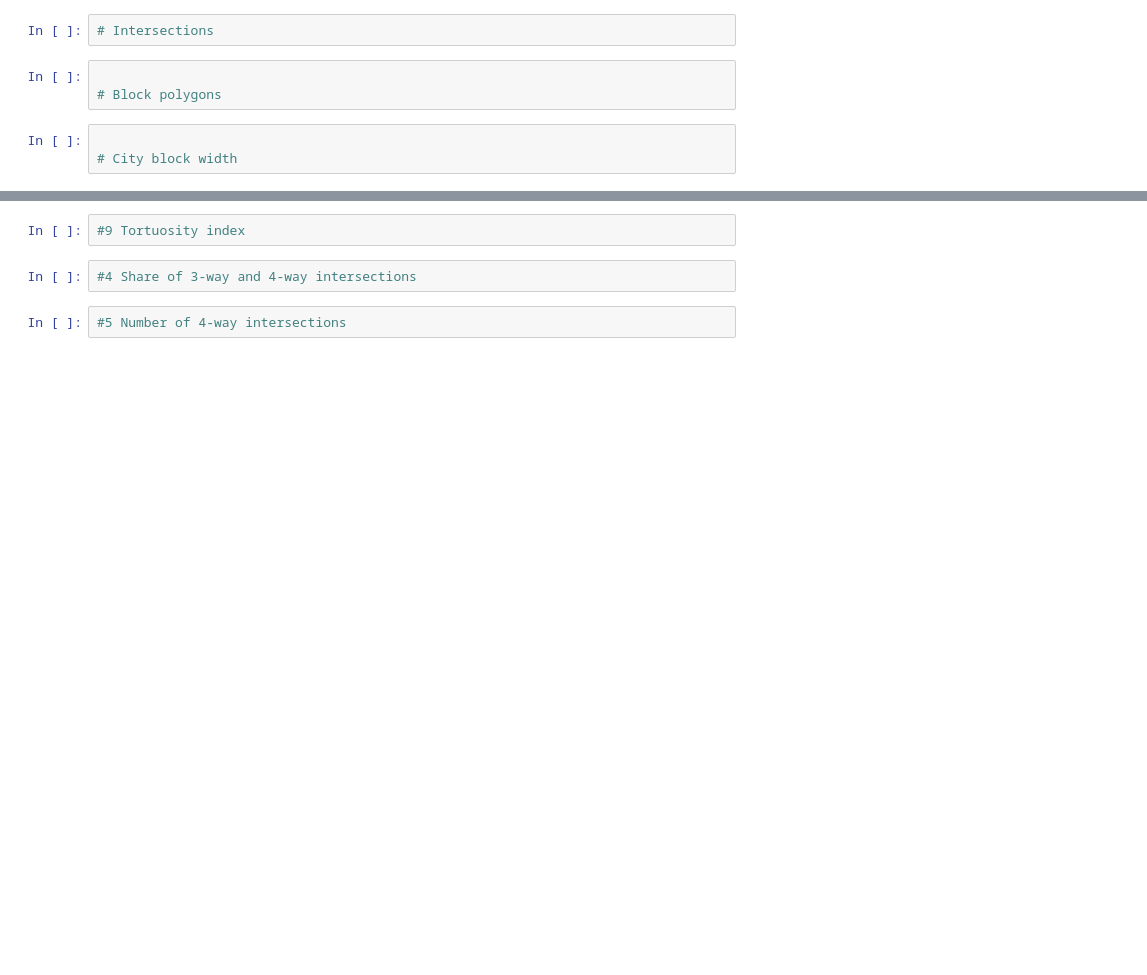
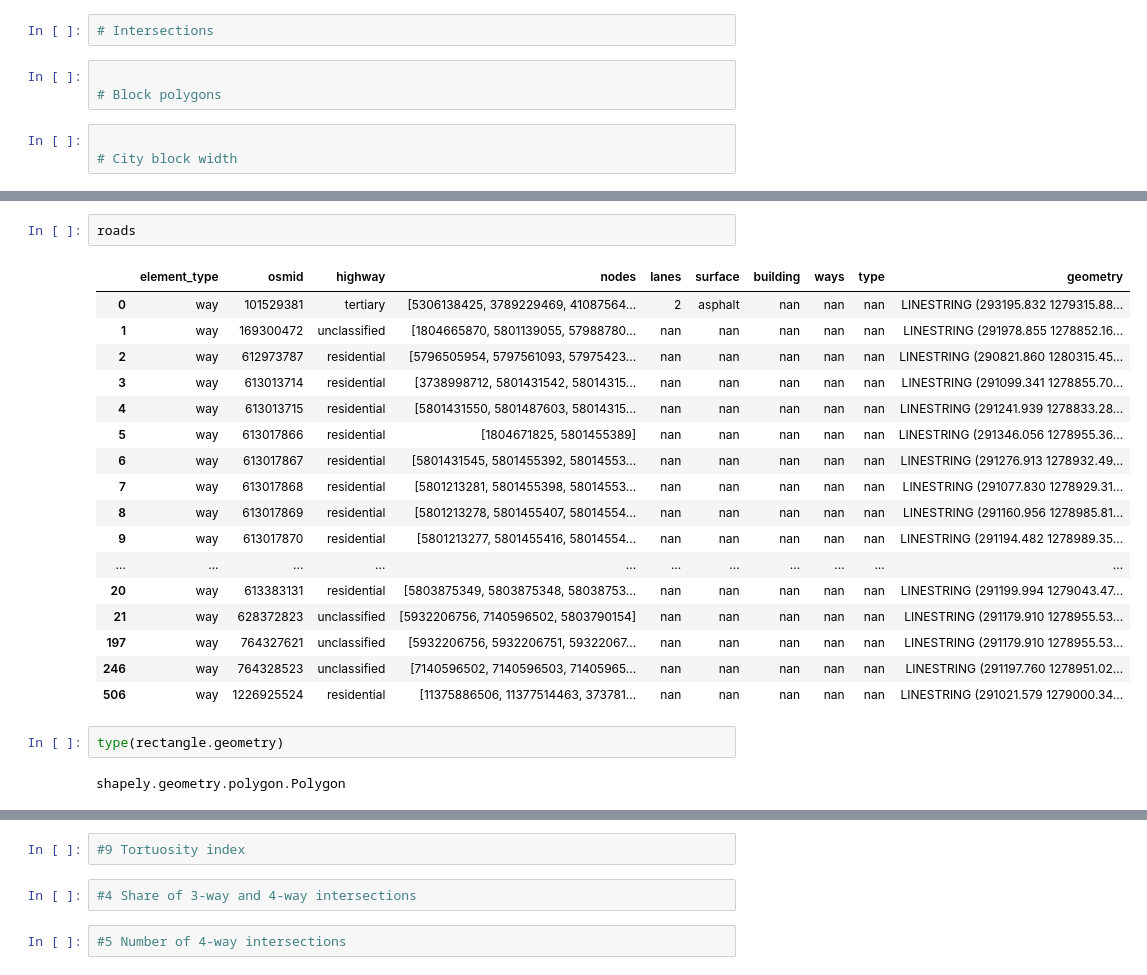
Before and after one commit to sarangof/identifyingLandSubdivisions, a Jupyter notebook: calculate-metrics.ipynb, the cells around one changed output, grey strips where cells are left out. Cells and saved outputs as stored; diff of their text form; blank space fills up the shorter version.

```diff
--- a/calculate-metrics.ipynb
+++ b/calculate-metrics.ipynb
@@ -138,0 +187,24 @@ def calculate_minimum_distance_to_roads():
+# %%
+roads
+# %% [output]
+|  | element_type | osmid | highway | nodes | lanes | surface | building | ways | type | geometry |
+| 0 | way | 101529381 | tertiary | [5306138425, 3789229469, 41087564... | 2 | asphalt | nan | nan | nan | LINESTRING (293195.832 1279315.88... |
+| 1 | way | 169300472 | unclassified | [1804665870, 5801139055, 57988780... | nan | nan | nan | nan | nan | LINESTRING (291978.855 1278852.16... |
+| 2 | way | 612973787 | residential | [5796505954, 5797561093, 57975423... | nan | nan | nan | nan | nan | LINESTRING (290821.860 1280315.45... |
+| 3 | way | 613013714 | residential | [3738998712, 5801431542, 58014315... | nan | nan | nan | nan | nan | LINESTRING (291099.341 1278855.70... |
+| 4 | way | 613013715 | residential | [5801431550, 5801487603, 58014315... | nan | nan | nan | nan | nan | LINESTRING (291241.939 1278833.28... |
+| 5 | way | 613017866 | residential | [1804671825, 5801455389] | nan | nan | nan | nan | nan | LINESTRING (291346.056 1278955.36... |
+| 6 | way | 613017867 | residential | [5801431545, 5801455392, 58014553... | nan | nan | nan | nan | nan | LINESTRING (291276.913 1278932.49... |
+| 7 | way | 613017868 | residential | [5801213281, 5801455398, 58014553... | nan | nan | nan | nan | nan | LINESTRING (291077.830 1278929.31... |
+| 8 | way | 613017869 | residential | [5801213278, 5801455407, 58014554... | nan | nan | nan | nan | nan | LINESTRING (291160.956 1278985.81... |
+| 9 | way | 613017870 | residential | [5801213277, 5801455416, 58014554... | nan | nan | nan | nan | nan | LINESTRING (291194.482 1278989.35... |
+| ... | ... | ... | ... | ... | ... | ... | ... | ... | ... | ... |
+| 20 | way | 613383131 | residential | [5803875349, 5803875348, 58038753... | nan | nan | nan | nan | nan | LINESTRING (291199.994 1279043.47... |
+| 21 | way | 628372823 | unclassified | [5932206756, 7140596502, 5803790154] | nan | nan | nan | nan | nan | LINESTRING (291179.910 1278955.53... |
+| 197 | way | 764327621 | unclassified | [5932206756, 5932206751, 59322067... | nan | nan | nan | nan | nan | LINESTRING (291179.910 1278955.53... |
+| 246 | way | 764328523 | unclassified | [7140596502, 7140596503, 71405965... | nan | nan | nan | nan | nan | LINESTRING (291197.760 1278951.02... |
+| 506 | way | 1226925524 | residential | [11375886506, 11377514463, 373781... | nan | nan | nan | nan | nan | LINESTRING (291021.579 1279000.34... |
+# %%
+type(rectangle.geometry)
+# %% [output]
+shapely.geometry.polygon.Polygon
```
Also changed, not shown: parts of 23 cells of this notebook, 3 other files.
